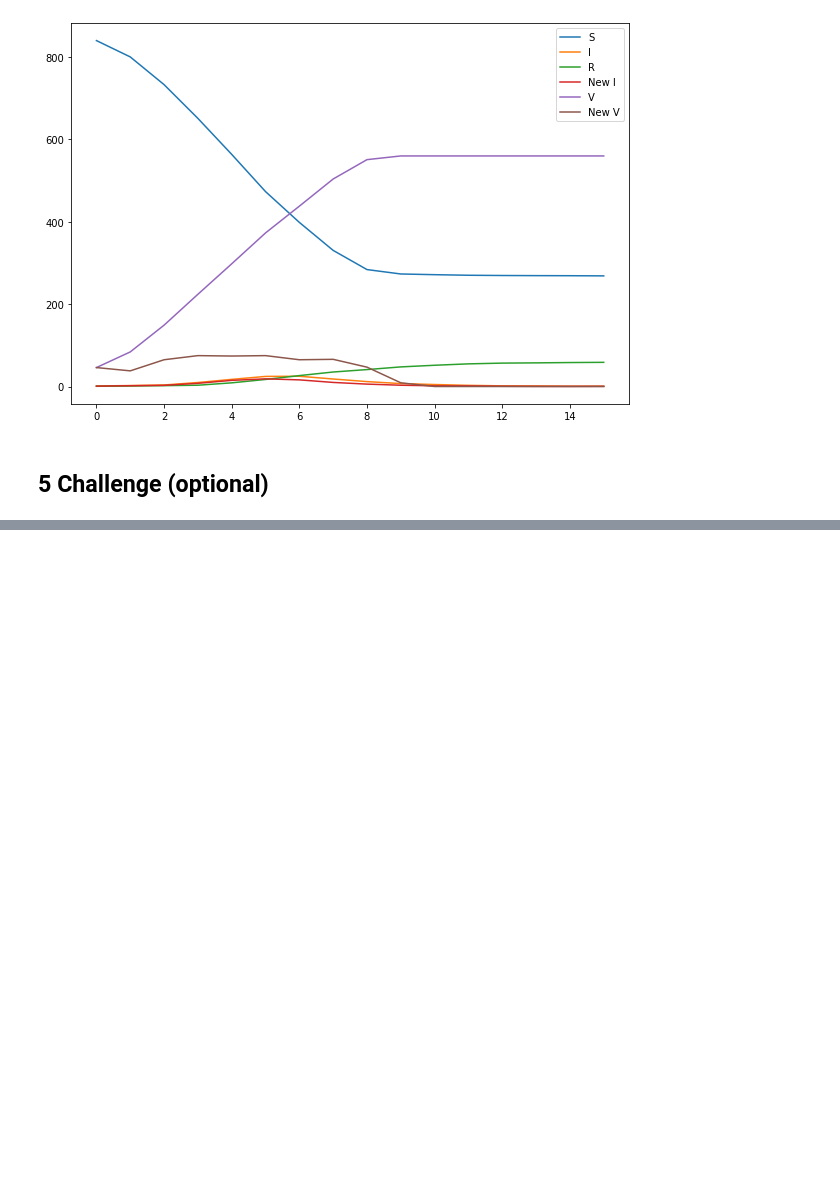
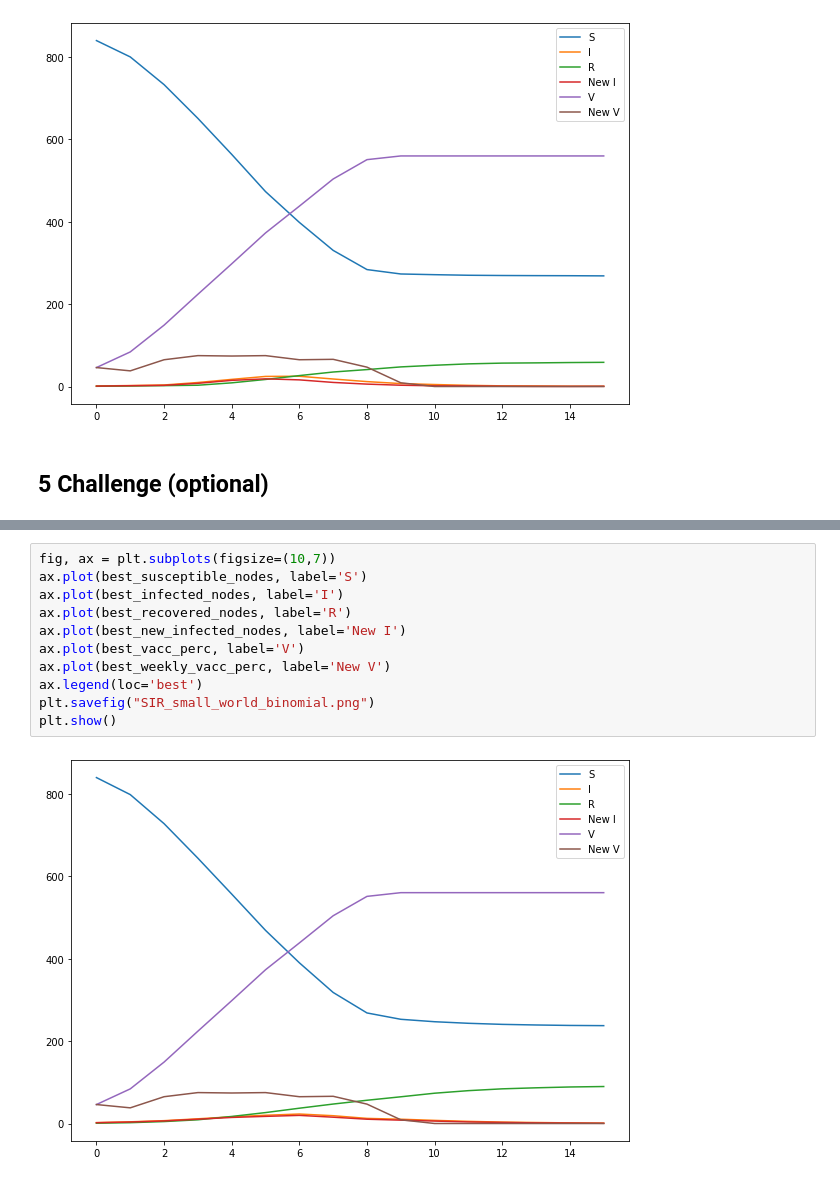
Before and after one commit to RoboTuan/Network-Dynamics-and-Learning, a Jupyter notebook: Homeworks/Hw3/HMW3.ipynb, the cells around one changed output, grey strips where cells are left out. Drawn from its saved outputs; the diff is of its cells as text; blank space fills up the shorter version.

```diff
--- a/Homeworks/Hw3/HMW3.ipynb
+++ b/Homeworks/Hw3/HMW3.ipynb
@@ -661,0 +982,13 @@ d
+# %%
+fig, ax = plt.subplots(figsize=(10,7))
+ax.plot(best_susceptible_nodes, label='S')
+ax.plot(best_infected_nodes, label='I')
+ax.plot(best_recovered_nodes, label='R')
+ax.plot(best_new_infected_nodes, label='New I')
+ax.plot(best_vacc_perc, label='V')
+ax.plot(best_weekly_vacc_perc, label='New V')
+ax.legend(loc='best')
+plt.savefig("SIR_small_world_binomial.png")
+plt.show()
+# %% [output]
+[figure, added]
```
Also changed, not shown: parts of 23 cells of this notebook, 8 other files.
